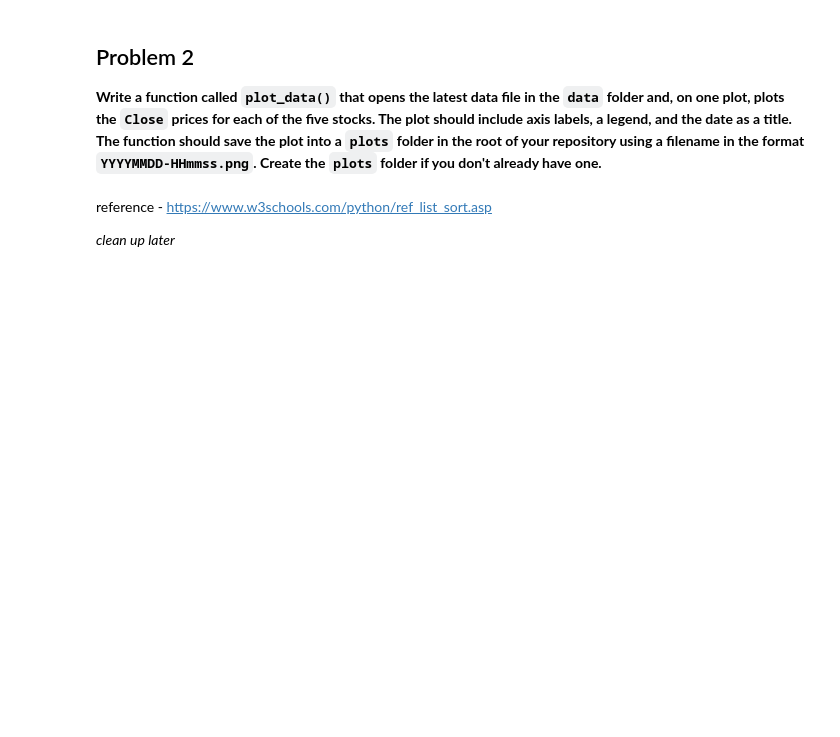
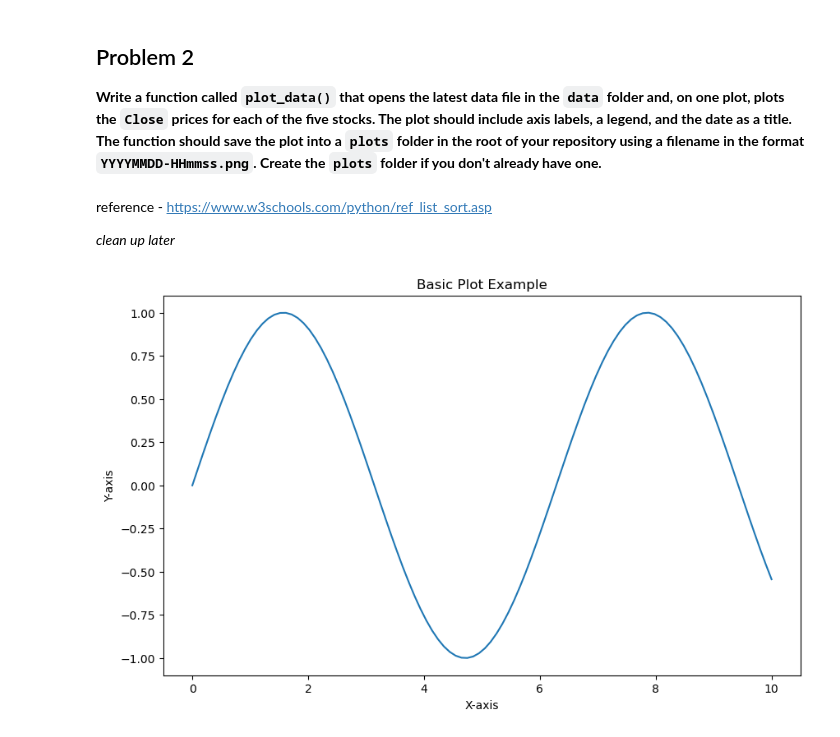
Before and after one commit to DaveyByrnes/computer_infrastructure, a Jupyter notebook: problems.ipynb, the cells around one changed output. Cells and saved outputs as stored; diff of their text form; code cells hidden in the pictures; blank space fills up the shorter version.

Commit message:
struggling to correctly move file to folder - redoing the basics

```diff
--- a/problems.ipynb
+++ b/problems.ipynb
@@ -141,42 +141,27 @@ reference - https://www.w3schools.com/python/ref_list_sort.asp
 # %%
 
 
-def plot_data():
-    import os
-    import pandas as pd
-    import matplotlib.pyplot as plt
-    from datetime import datetime
-    now = datetime.now()
-    timestamp = now.strftime("%Y%m%d-%H%M%S")
+import pandas as pd
+import matplotlib.pyplot as plt
+from datetime import datetime
+import numpy as np
+import os
 
-    # allows you to see the files in the directory
-    files = os.listdir("data")
+# back to basics
 
-    # read only csv files
-    csv_files = [f for f in files if f.endswith(".csv")]
 
-    # sort by latest filename
-    sorted_files = sorted(csv_files)
-    latest_file = sorted_files[-1]
+x = np.linspace(0, 10, 100)
+y = np.sin(x)
 
-    # read the latest file
-    data = pd.read_csv(f"data/{latest_file}", index_col=0)
-    print(data.head())
+plt.figure(figsize=(10, 6))
+plt.plot(x, y, label='example')
+plt.xlabel('X-axis')
+plt.ylabel('Y-axis')
+plt.title('Basic Plot Example')
 
-    # extract close prices
-    close = data['Close']
-
-    # plot the close prices
-    close.plot()
-    plt.xlabel("Time")
-    plt.ylabel("Price")
-    # title with timestamp
-    plt.title(f"Stock Prices for {timestamp}")
-
-    # save plot
-    now = datetime.now() # refreshes current time for saved plot
-    timestamp = now.strftime("%Y%m%d-%H%M%S")
-    plot_file = f"plots/plot-{timestamp}.png"
-    plt.savefig(plot_file)
-    plt.show()
-    print(f"Plot saved to {plot_file}")
+timestamp = now.strftime("%Y%m%d-%H%M%S")
+file_path = f"plots/basic_plot_{timestamp}.png"
+os.makedirs("plots", exist_ok=True)
+plt.savefig(file_path)
+# %% [output]
+[figure, added]
```
Also changed, not shown: parts of 2 cells of this notebook, 7 other files.
